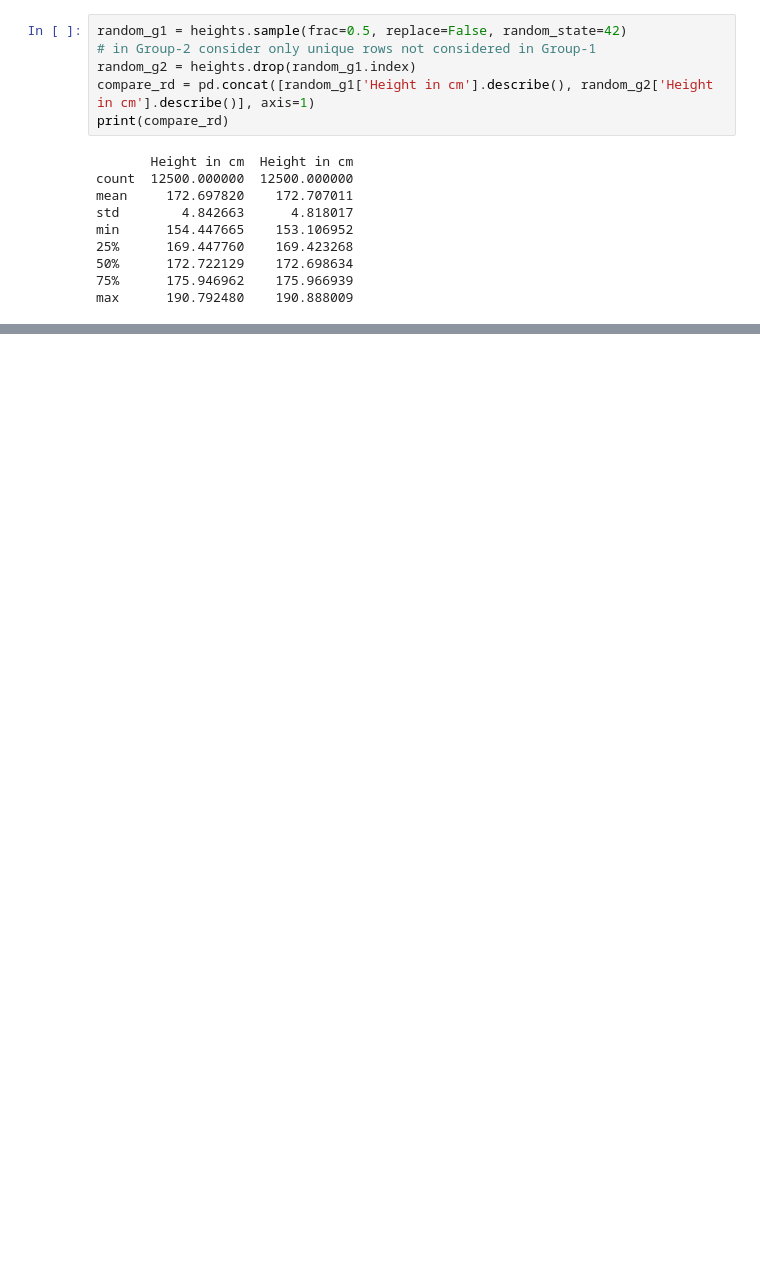
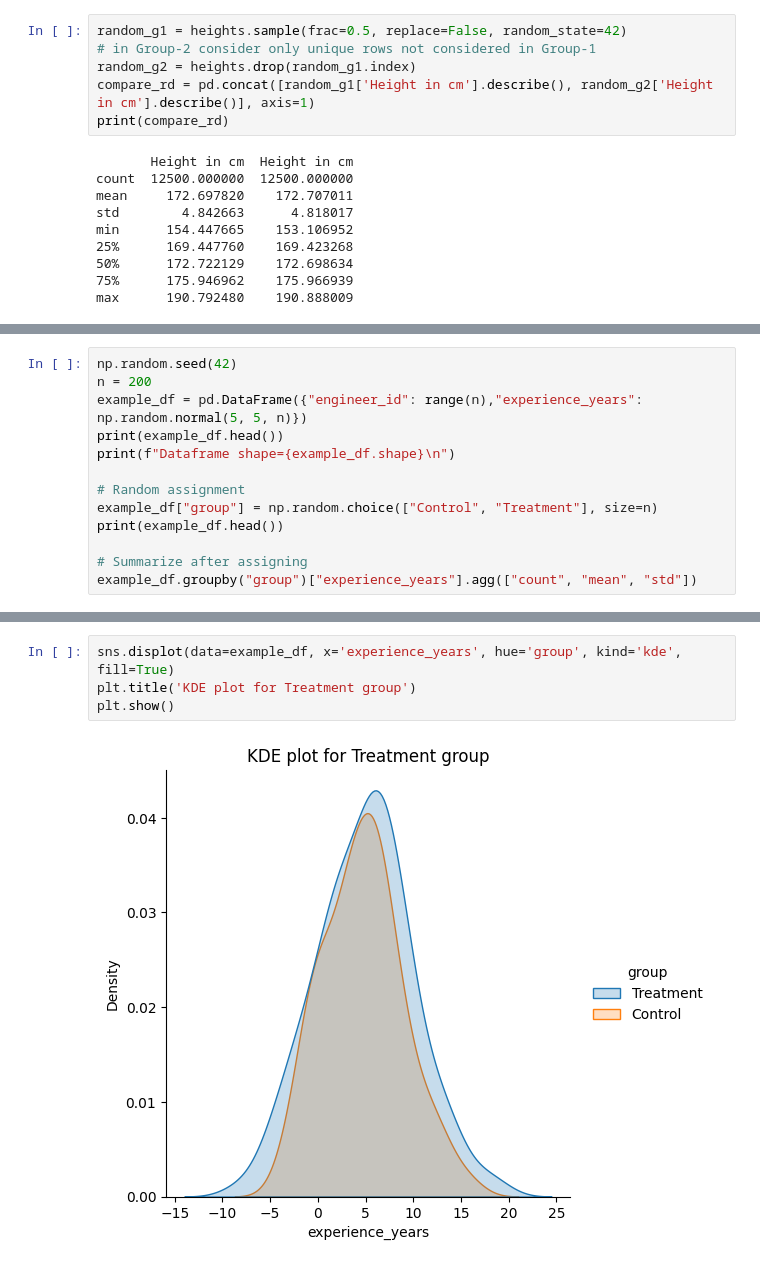
Before and after one commit to abhijeet-bhambere/python-ml-trail, a Jupyter notebook: experimental_design.ipynb, the cells around one changed output, grey strips where cells are left out. Drawn from its saved outputs; the diff is of its cells as text; blank space fills up the shorter version.

```diff
--- a/experimental_design.ipynb
+++ b/experimental_design.ipynb
@@ -89,0 +124,13 @@ Randomization makes assignment independent of the characteristics of the partici
+# %%
+np.random.seed(42)
+n = 200
+example_df = pd.DataFrame({"engineer_id": range(n),"experience_years": np.random.normal(5, 5, n)})
+print(example_df.head())
+print(f"Dataframe shape={example_df.shape}\n")
+
+# Random assignment
+example_df["group"] = np.random.choice(["Control", "Treatment"], size=n)
+print(example_df.head())
+
+# Summarize after assigning
+example_df.groupby("group")["experience_years"].agg(["count", "mean", "std"])
@@ -89,0 +156,6 @@ Randomization makes assignment independent of the characteristics of the partici
+# %%
+sns.displot(data=example_df, x='experience_years', hue='group', kind='kde', fill=True)
+plt.title('KDE plot for Treatment group')
+plt.show()
+# %% [output]
+[figure, added]
```
Also changed, not shown: parts of 16 cells of this notebook.
